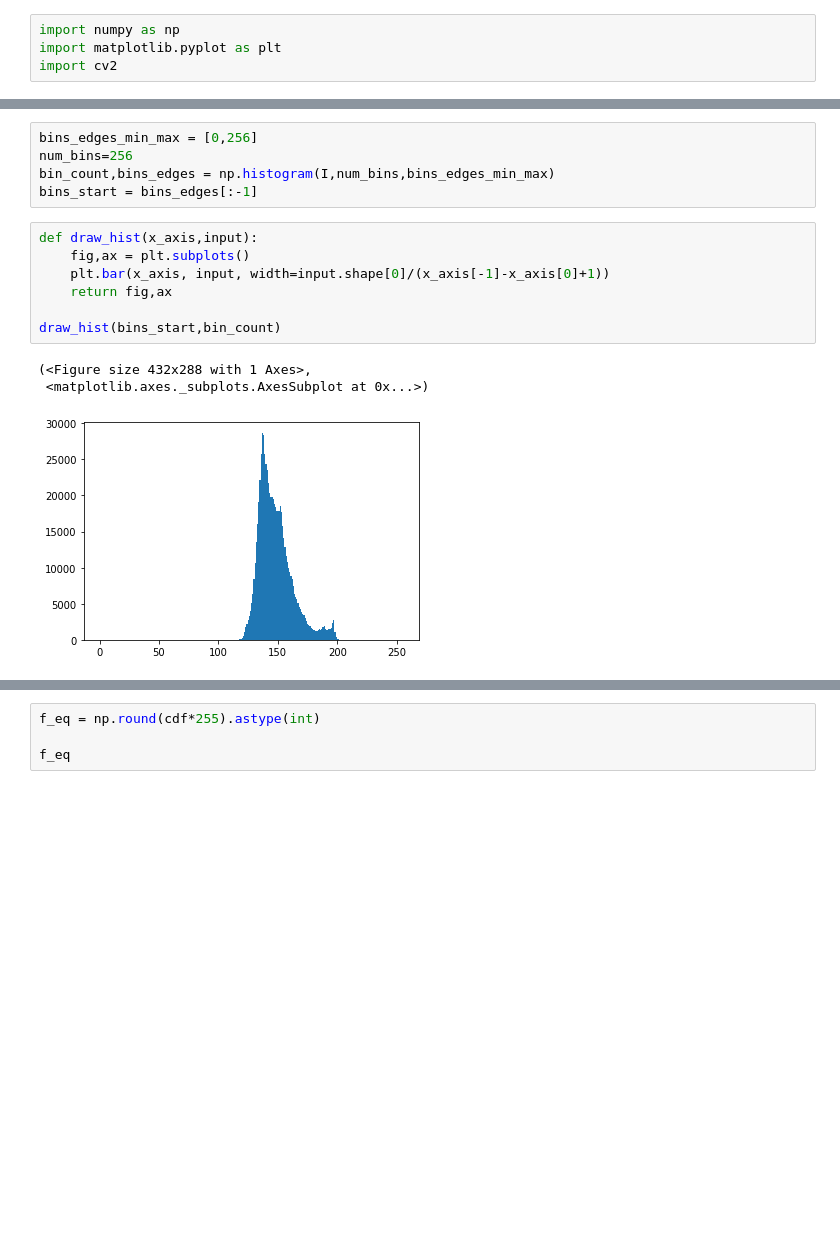
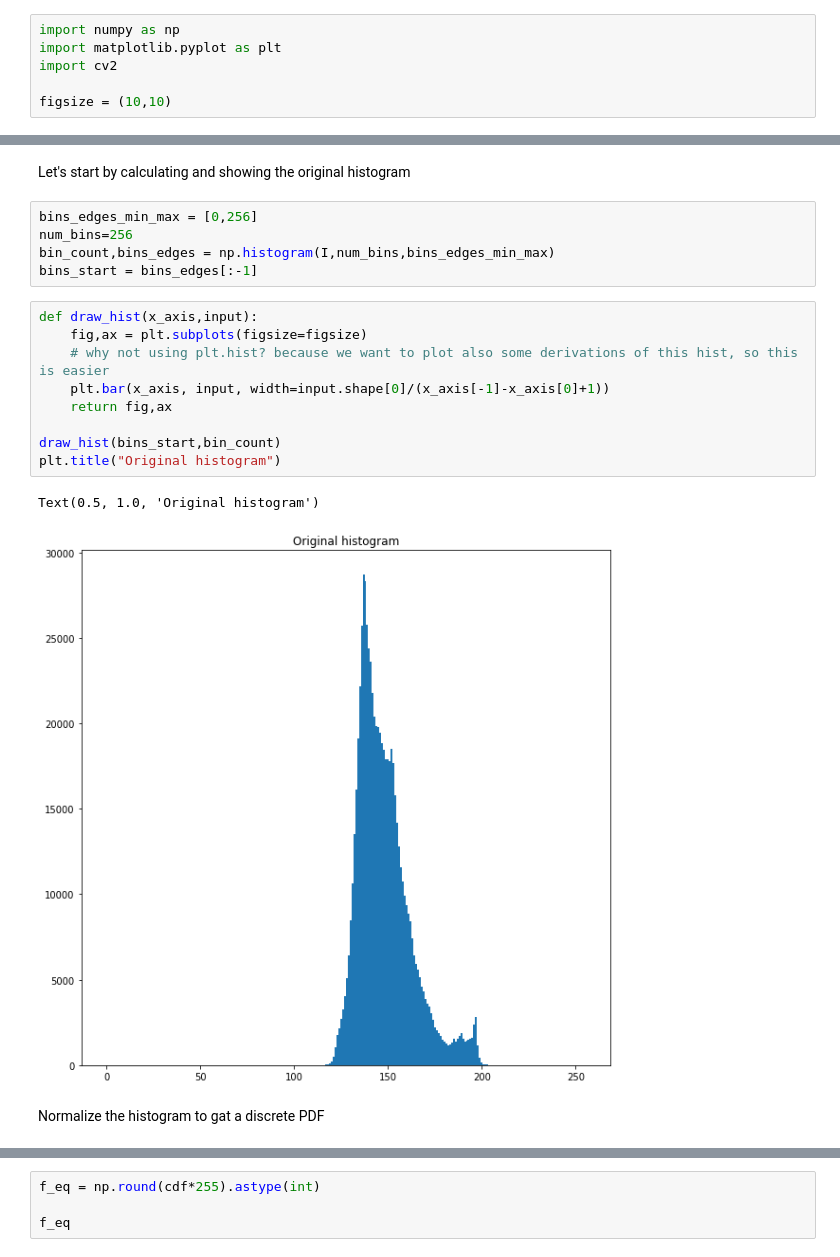
Before and after one commit to YoniChechik/AI_is_Math, a Jupyter notebook: c_02a_basic_image_processing/histogram_equalization.ipynb, the cells around one changed output, grey strips where cells are left out. Drawn from its saved outputs; the diff is of its cells as text; blank space fills up the shorter version.

```diff
--- a/c_02a_basic_image_processing/histogram_equalization.ipynb
+++ b/c_02a_basic_image_processing/histogram_equalization.ipynb
@@ -12,3 +12,5 @@ if 'google.colab' in sys.modules:
 import numpy as np
 import matplotlib.pyplot as plt
 import cv2
+
+figsize = (10,10)
@@ -22,3 +29,5 @@ plt.imshow(I, cmap='gray', vmin=0, vmax=255)
+# %% [markdown]
+Let's start by calculating and showing the original histogram
 # %%
 bins_edges_min_max = [0,256]
 num_bins=256
@@ -26,14 +35,17 @@ bin_count,bins_edges = np.histogram(I,num_bins,bins_edges_min_max)
 bins_start = bins_edges[:-1]
 # %%
 def draw_hist(x_axis,input):
-    fig,ax = plt.subplots()
+    fig,ax = plt.subplots(figsize=figsize)
+    # why not using plt.hist? because we want to plot also some derivations of this hist, so this is easier
     plt.bar(x_axis, input, width=input.shape[0]/(x_axis[-1]-x_axis[0]+1))
     return fig,ax
 
 draw_hist(bins_start,bin_count)
+plt.title("Original histogram")
 # %% [output]
-(<Figure size 432x288 with 1 Axes>,
- <matplotlib.axes._subplots.AxesSubplot at 0x...>)
+Text(0.5, 1.0, 'Original histogram')
-[figure, old version]
+[figure, new version]
+# %% [markdown]
+Normalize the histogram to gat a discrete PDF
 # %%
 pdf = bin_count/np.sum(bin_count)
```
Also changed, not shown: parts of 16 cells of this notebook, 20 other files.
